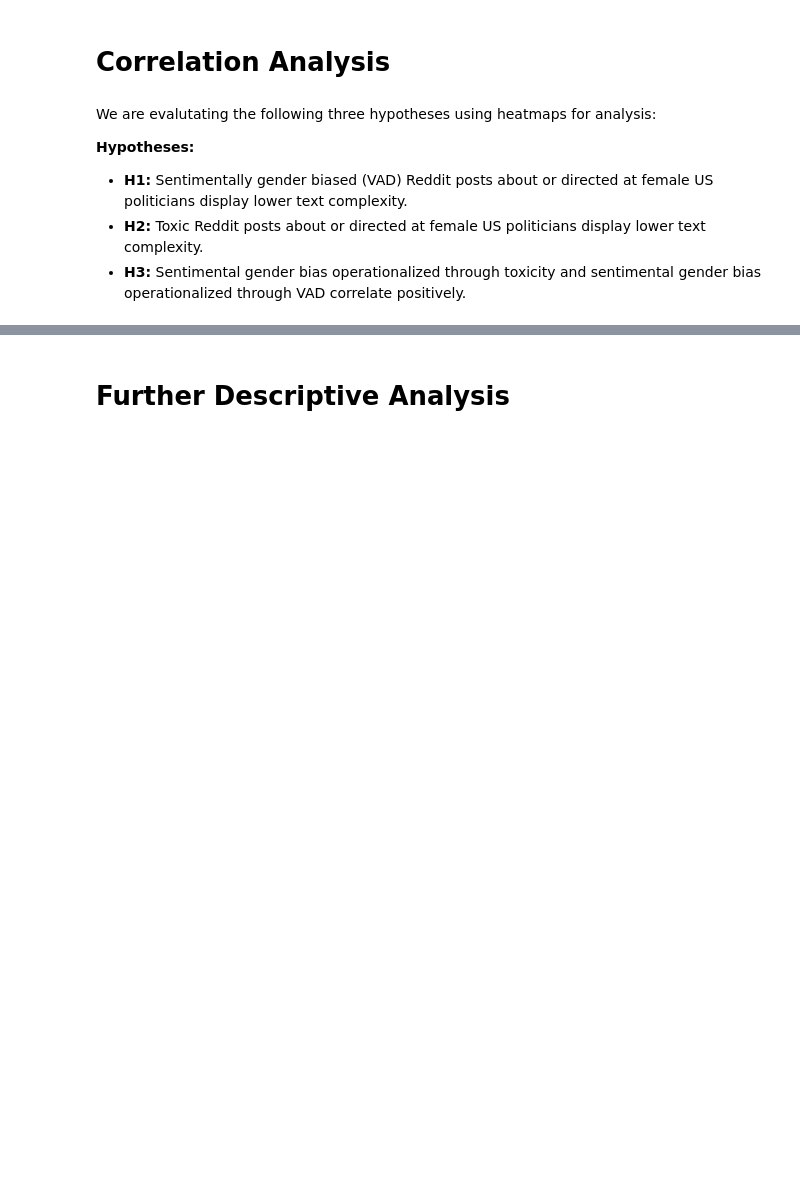
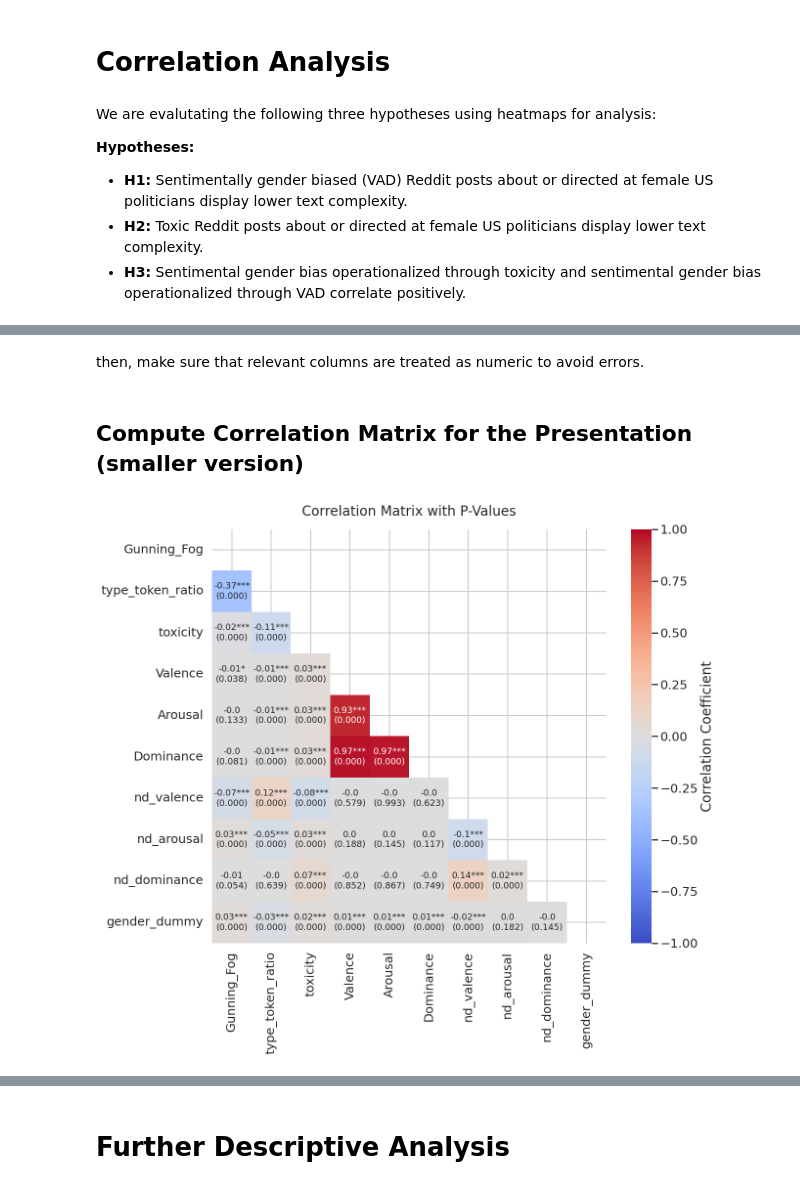
Before and after one commit to joerdisstrack/gender_bias_CSS_RP, a Jupyter notebook: code/text_complexity/text-complexity-analysis.ipynb, the cells around one changed output, grey strips where cells are left out. Drawn from its saved outputs; the diff is of its cells as text; code cells hidden in the pictures; blank space fills up the shorter version.

```diff
--- a/code/text_complexity/text-complexity-analysis.ipynb
+++ b/code/text_complexity/text-complexity-analysis.ipynb
@@ -669,0 +657,3 @@ We are evalutating the following three hypotheses using heatmaps for analysis:
+# %%
+# dont include any NaN values into the dataframe (apparently, during the LEIA mapping one value got assigned NaN to some variables)
+cleaned_data = data[['Gunning_Fog', 'type_token_ratio', 'toxicity', 'Valence', 'Arousal', 'Dominance', 'nd_valence', 'nd_arousal', 'nd_dominance', 'gender_dummy']].replace([np.inf, -np.inf], np.nan).dropna()
@@ -670,3 +703,5 @@ We are evalutating the following three hypotheses using heatmaps for analysis:
+# %% [markdown]
+then, make sure that relevant columns are treated as numeric to avoid errors.
 # %%
 # make sure data type is numeric:
 numeric_columns = [
@@ -683,0 +716,18 @@ corr_matrix_GF = data[['nr_sentences', 'nr_words', 'nr_syllables', 'type_token_r
+# %% [markdown]
+## Compute Correlation Matrix for the Presentation (smaller version)
+# %%
+# compute correlation and p-value matrices, then combine them
+corr_matrix, pval_matrix = corr_pvalues(cleaned_data)
+corr_pval_text = create_corr_pval_text(corr_matrix, pval_matrix)
+
+# initialize a boolean mask to hide the upper part of the correlation matrix
+mask = np.triu(np.ones_like(corr_matrix, dtype=bool))
+
+# plot the correlation matrix and set font size to 13 for readability
+plt.figure(figsize=(13, 11))
+sns.heatmap(corr_matrix, annot=corr_pval_text, fmt='', cmap='coolwarm', vmin=-1, vmax=1, mask=mask, cbar_kws={'label': 'Correlation Coefficient'}, annot_kws={"size": 13})
+plt.title('Correlation Matrix with P-Values', pad=20)
+plt.savefig("combined_correlation_pvalue_heatmap.png", bbox_inches='tight')
+plt.show()
+# %% [output]
+[figure, added]
```
Also changed, not shown: parts of 20 cells of this notebook.
